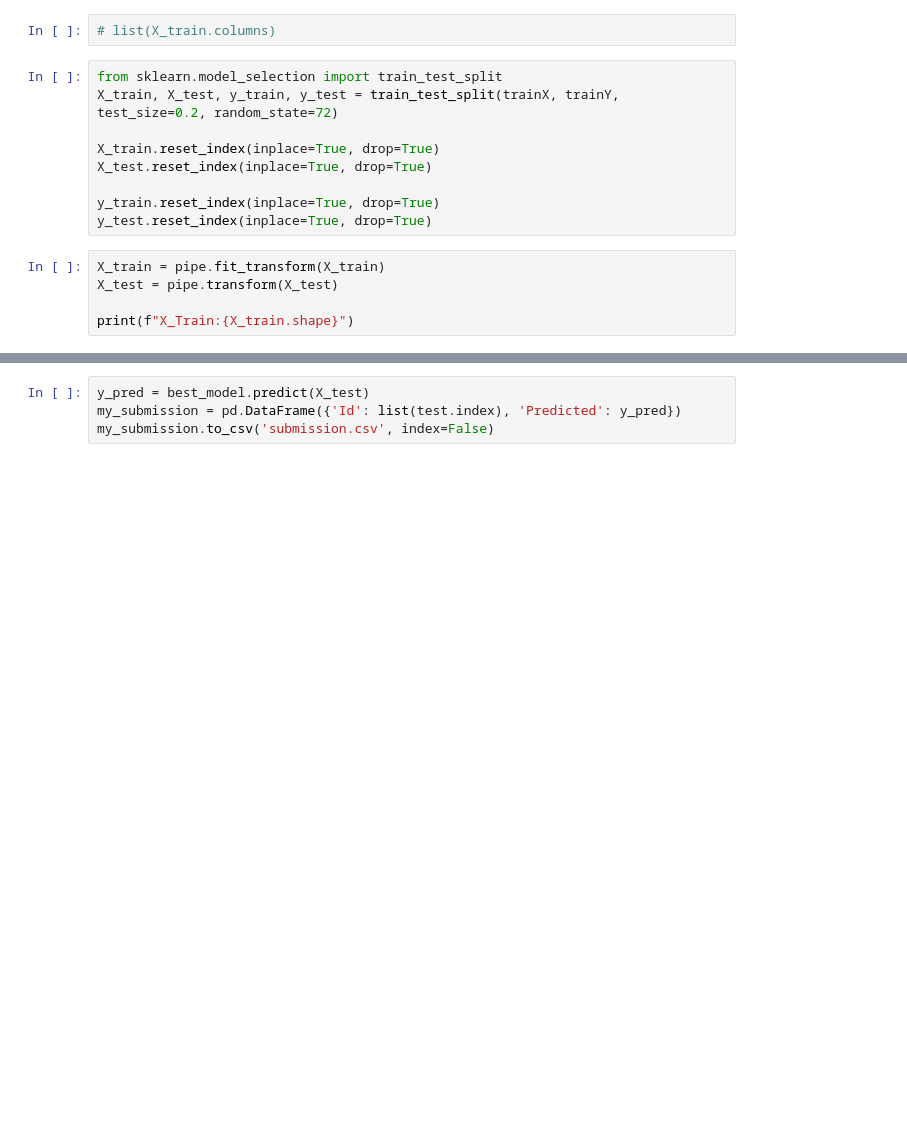
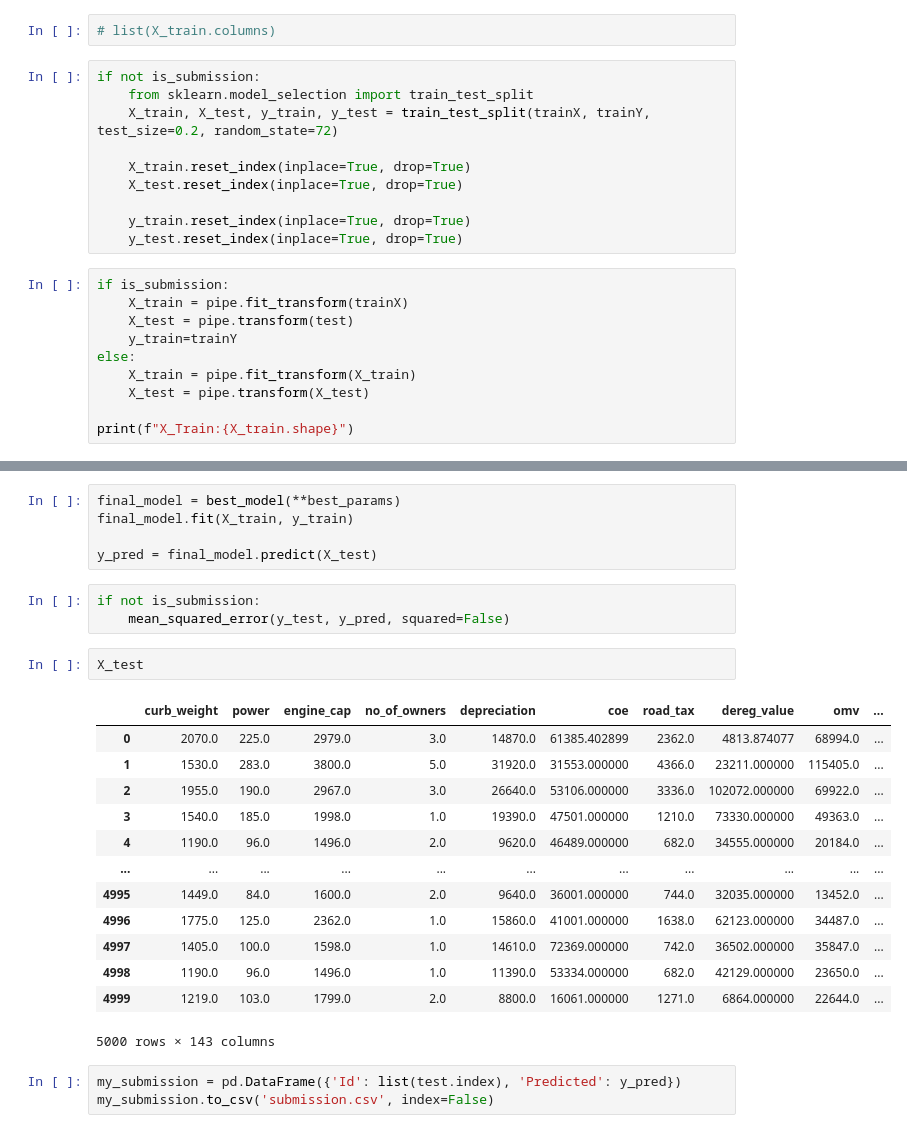
Before and after one commit to KrishnaKumarHariprasannan/cs5228-kpp, a Jupyter notebook: notebooks/task1.ipynb, the cells around one changed output, grey strips where cells are left out. Cells and saved outputs as stored; diff of their text form; blank space fills up the shorter version.

```diff
--- a/notebooks/task1.ipynb
+++ b/notebooks/task1.ipynb
@@ -86,17 +95,23 @@ trainY = train.loc[:, 'price']
 # %%
 # list(X_train.columns)
 # %%
-from sklearn.model_selection import train_test_split
-X_train, X_test, y_train, y_test = train_test_split(trainX, trainY, test_size=0.2, random_state=72)
+if not is_submission:
+    from sklearn.model_selection import train_test_split
+    X_train, X_test, y_train, y_test = train_test_split(trainX, trainY, test_size=0.2, random_state=72)
 
-X_train.reset_index(inplace=True, drop=True)
-X_test.reset_index(inplace=True, drop=True)
+    X_train.reset_index(inplace=True, drop=True)
+    X_test.reset_index(inplace=True, drop=True)
 
-y_train.reset_index(inplace=True, drop=True)
-y_test.reset_index(inplace=True, drop=True)
+    y_train.reset_index(inplace=True, drop=True)
+    y_test.reset_index(inplace=True, drop=True)
 # %%
-X_train = pipe.fit_transform(X_train)
-X_test = pipe.transform(X_test)
+if is_submission:
+    X_train = pipe.fit_transform(trainX)
+    X_test = pipe.transform(test)
+    y_train=trainY
+else:
+    X_train = pipe.fit_transform(X_train)
+    X_test = pipe.transform(X_test)
 
 print(f"X_Train:{X_train.shape}")
 # %% [output]
@@ -171,5 +191,28 @@ mean_squared_error(y_test, y_pred, squared=False)
+# %%
+final_model = best_model(**best_params)
+final_model.fit(X_train, y_train)
+
+y_pred = final_model.predict(X_test)
+# %%
+if not is_submission:
+    mean_squared_error(y_test, y_pred, squared=False)
+# %%
+X_test
+# %% [output]
+|  | curb_weight | power | engine_cap | no_of_owners | depreciation | coe | road_tax | dereg_value | omv | ... |
+| 0 | 2070.0 | 225.0 | 2979.0 | 3.0 | 14870.0 | 61385.402899 | 2362.0 | 4813.874077 | 68994.0 | ... |
+| 1 | 1530.0 | 283.0 | 3800.0 | 5.0 | 31920.0 | 31553.000000 | 4366.0 | 23211.000000 | 115405.0 | ... |
+| 2 | 1955.0 | 190.0 | 2967.0 | 3.0 | 26640.0 | 53106.000000 | 3336.0 | 102072.000000 | 69922.0 | ... |
+| 3 | 1540.0 | 185.0 | 1998.0 | 1.0 | 19390.0 | 47501.000000 | 1210.0 | 73330.000000 | 49363.0 | ... |
+| 4 | 1190.0 | 96.0 | 1496.0 | 2.0 | 9620.0 | 46489.000000 | 682.0 | 34555.000000 | 20184.0 | ... |
+| ... | ... | ... | ... | ... | ... | ... | ... | ... | ... | ... |
+| 4995 | 1449.0 | 84.0 | 1600.0 | 2.0 | 9640.0 | 36001.000000 | 744.0 | 32035.000000 | 13452.0 | ... |
+| 4996 | 1775.0 | 125.0 | 2362.0 | 1.0 | 15860.0 | 41001.000000 | 1638.0 | 62123.000000 | 34487.0 | ... |
+| 4997 | 1405.0 | 100.0 | 1598.0 | 1.0 | 14610.0 | 72369.000000 | 742.0 | 36502.000000 | 35847.0 | ... |
+| 4998 | 1190.0 | 96.0 | 1496.0 | 1.0 | 11390.0 | 53334.000000 | 682.0 | 42129.000000 | 23650.0 | ... |
+| 4999 | 1219.0 | 103.0 | 1799.0 | 2.0 | 8800.0 | 16061.000000 | 1271.0 | 6864.000000 | 22644.0 | ... |
+5000 rows × 143 columns
 # %%
-y_pred = best_model.predict(X_test)
 my_submission = pd.DataFrame({'Id': list(test.index), 'Predicted': y_pred})
 my_submission.to_csv('submission.csv', index=False)
 # %%
```
Also changed, not shown: parts of 14 cells of this notebook, 4 other files.
